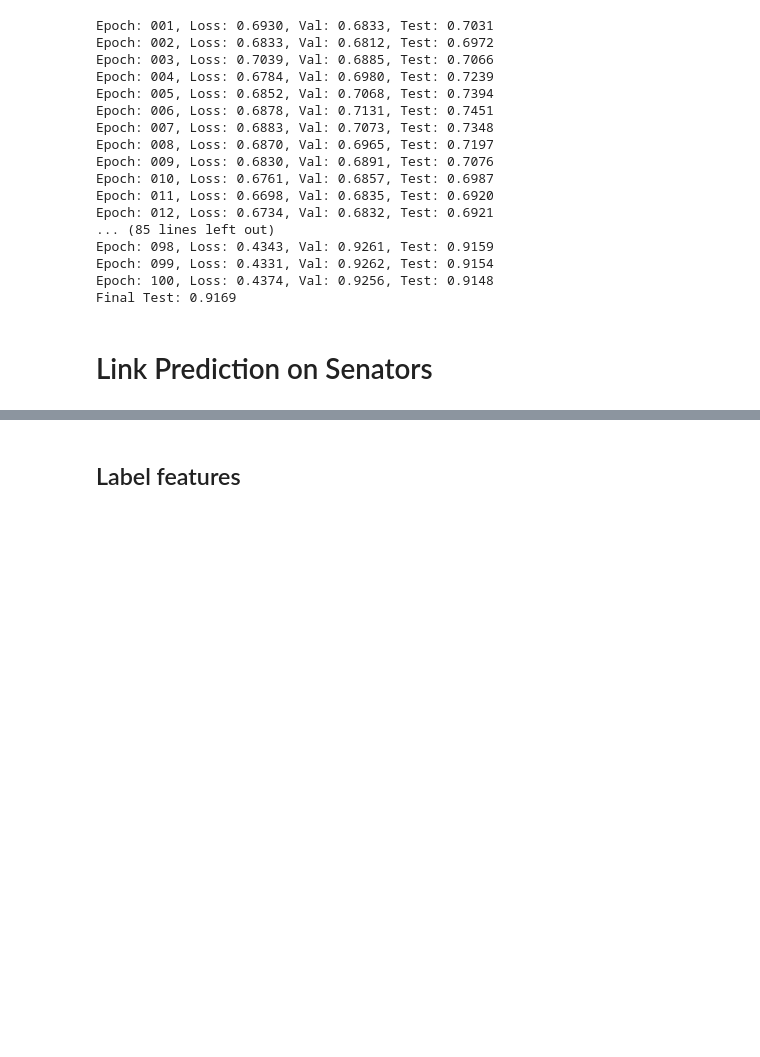
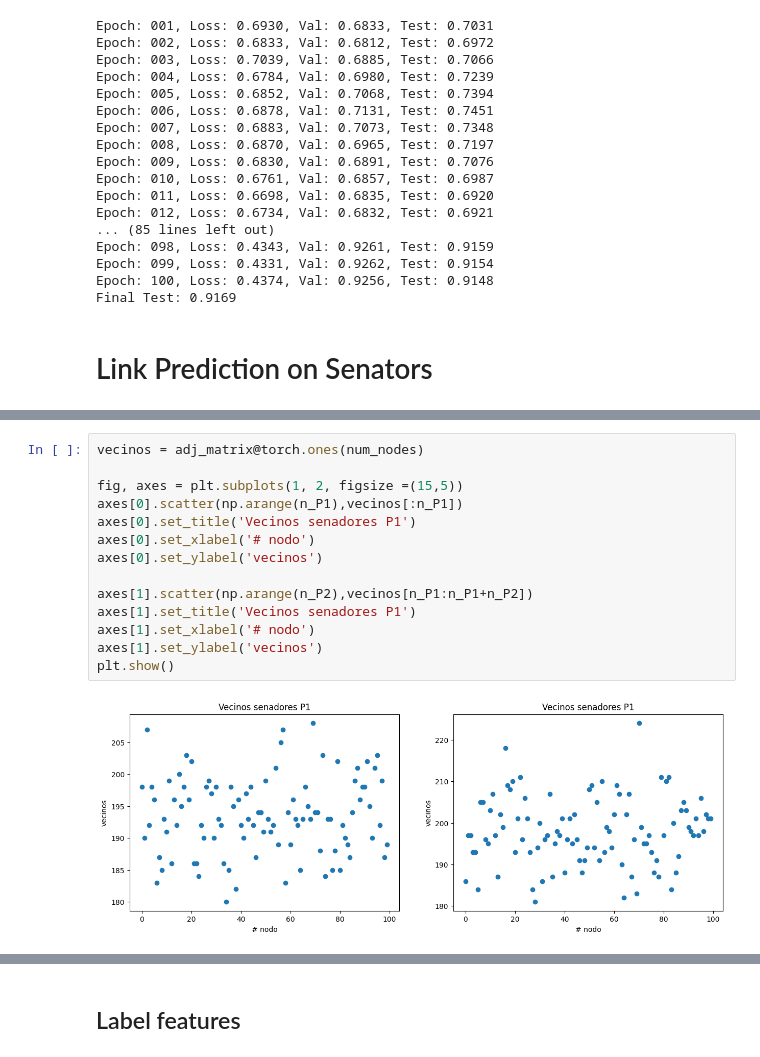
Before and after one commit to sofiperez91/LASE, a Jupyter notebook: notebooks/bipartite_link_prediction.ipynb, the cells around one changed output, grey strips where cells are left out. Saved outputs shown, nothing was run; the diff lists cells and outputs as text; blank space fills up the shorter version.

```diff
--- a/notebooks/bipartite_link_prediction.ipynb
+++ b/notebooks/bipartite_link_prediction.ipynb
@@ -235,3 +260,19 @@ Loss:  tensor(43.7876)
+# %%
+vecinos = adj_matrix@torch.ones(num_nodes)
+
+fig, axes = plt.subplots(1, 2, figsize =(15,5))
+axes[0].scatter(np.arange(n_P1),vecinos[:n_P1])
+axes[0].set_title('Vecinos senadores P1')
+axes[0].set_xlabel('# nodo')
+axes[0].set_ylabel('vecinos')
+
+axes[1].scatter(np.arange(n_P2),vecinos[n_P1:n_P1+n_P2])
+axes[1].set_title('Vecinos senadores P1')
+axes[1].set_xlabel('# nodo')
+axes[1].set_ylabel('vecinos')
+plt.show()
+# %% [output]
+[figure, added]
 # %%
 gd_steps = 20
 lr = 1e-2
```
Also changed, not shown: parts of 32 cells of this notebook, 21 other files.
